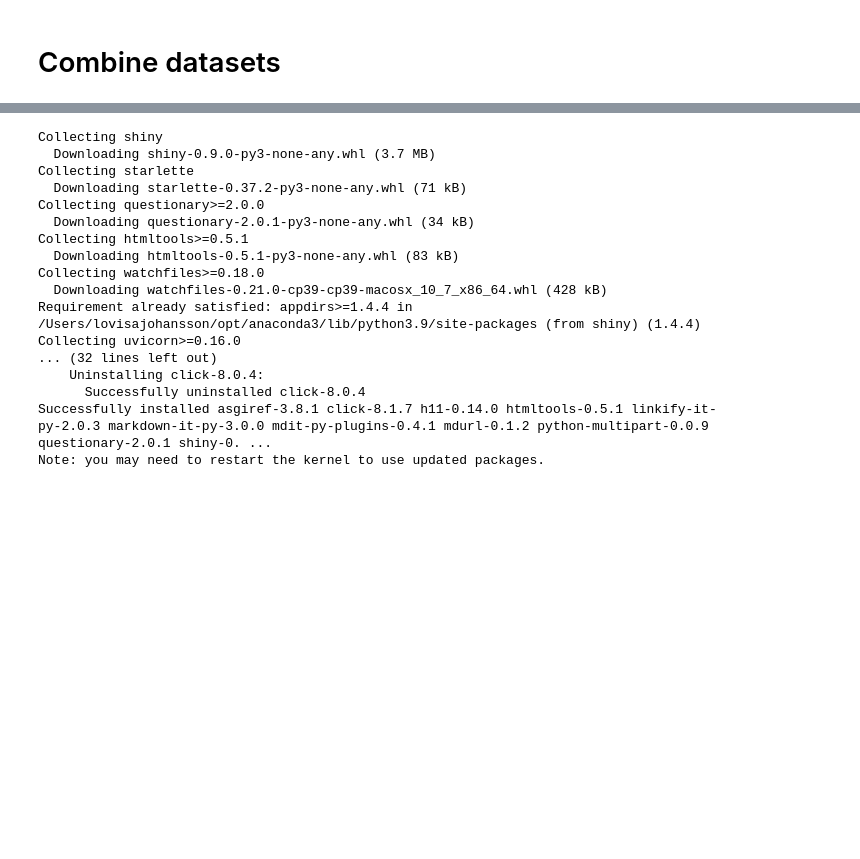
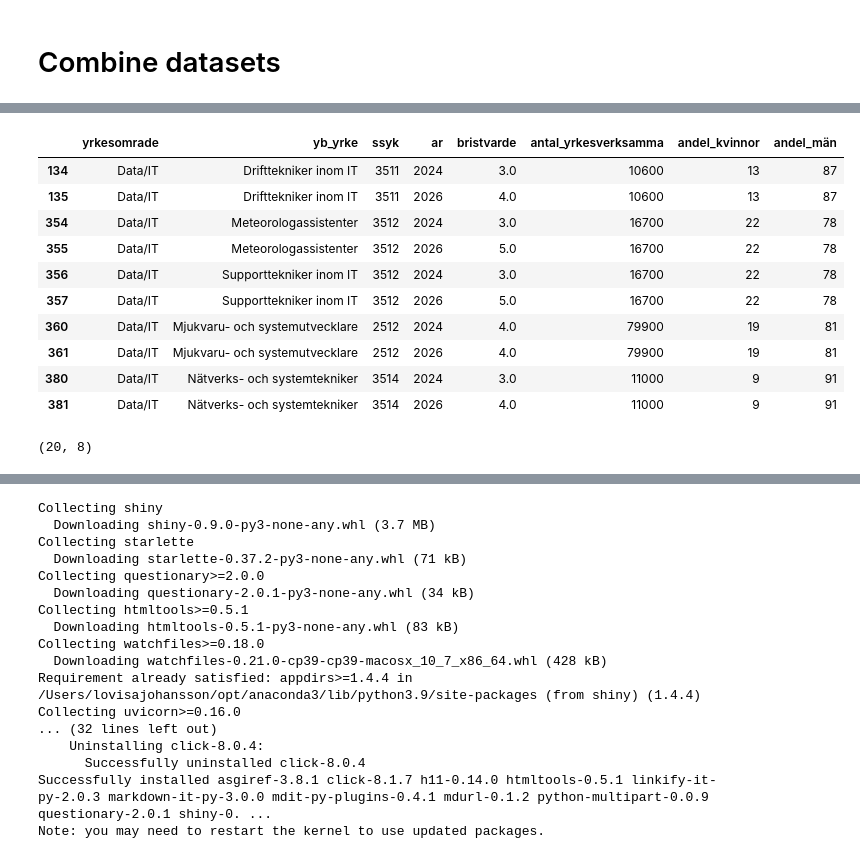
Before and after one commit to Lovisaj01/Open-Data-Project, a Jupyter notebook: preprocessing.ipynb, the cells around one changed output, grey strips where cells are left out. Drawn from its saved outputs; the diff is of its cells as text; code cells hidden in the pictures; blank space fills up the shorter version.

Commit message:
Implemented finding employments based on a search-term

```diff
--- a/preprocessing.ipynb
+++ b/preprocessing.ipynb
@@ -787,3 +787,23 @@ equal_employment.head(10)
 | 7 | Hälso- och sjukvård | Ambulanssjuksköterskor | 2226 | 2026 | 5.0 | 10100 | 70 | 30 |
 | 8 | Hälso- och sjukvård | Anestesisjuksköterskor | 2223 | 2024 | 5.0 | 10100 | 70 | 30 |
 | 9 | Hälso- och sjukvård | Anestesisjuksköterskor | 2223 | 2026 | 5.0 | 10100 | 70 | 30 |
+# %%
+# Find the statistics for the employments on the search-term ('Data' for example)
+equal_employment_term_df = equal_employment[equal_employment['yrkesomrade'].str.contains('Data')]
+equal_employment_term_df.head(10)
+# %% [output]
+|  | yrkesomrade | yb_yrke | ssyk | ar | bristvarde | antal_yrkesverksamma | andel_kvinnor | andel_män |
+| 134 | Data/IT | Drifttekniker inom IT | 3511 | 2024 | 3.0 | 10600 | 13 | 87 |
+| 135 | Data/IT | Drifttekniker inom IT | 3511 | 2026 | 4.0 | 10600 | 13 | 87 |
+| 354 | Data/IT | Meteorologassistenter | 3512 | 2024 | 3.0 | 16700 | 22 | 78 |
+| 355 | Data/IT | Meteorologassistenter | 3512 | 2026 | 5.0 | 16700 | 22 | 78 |
+| 356 | Data/IT | Supporttekniker inom IT | 3512 | 2024 | 3.0 | 16700 | 22 | 78 |
+| 357 | Data/IT | Supporttekniker inom IT | 3512 | 2026 | 5.0 | 16700 | 22 | 78 |
+| 360 | Data/IT | Mjukvaru- och systemutvecklare | 2512 | 2024 | 4.0 | 79900 | 19 | 81 |
+| 361 | Data/IT | Mjukvaru- och systemutvecklare | 2512 | 2026 | 4.0 | 79900 | 19 | 81 |
+| 380 | Data/IT | Nätverks- och systemtekniker | 3514 | 2024 | 3.0 | 11000 | 9 | 91 |
+| 381 | Data/IT | Nätverks- och systemtekniker | 3514 | 2026 | 4.0 | 11000 | 9 | 91 |
+# %%
+equal_employment_term_df.shape
+# %% [output]
+(20, 8)
```
Also changed, not shown: parts of 3 cells of this notebook.
